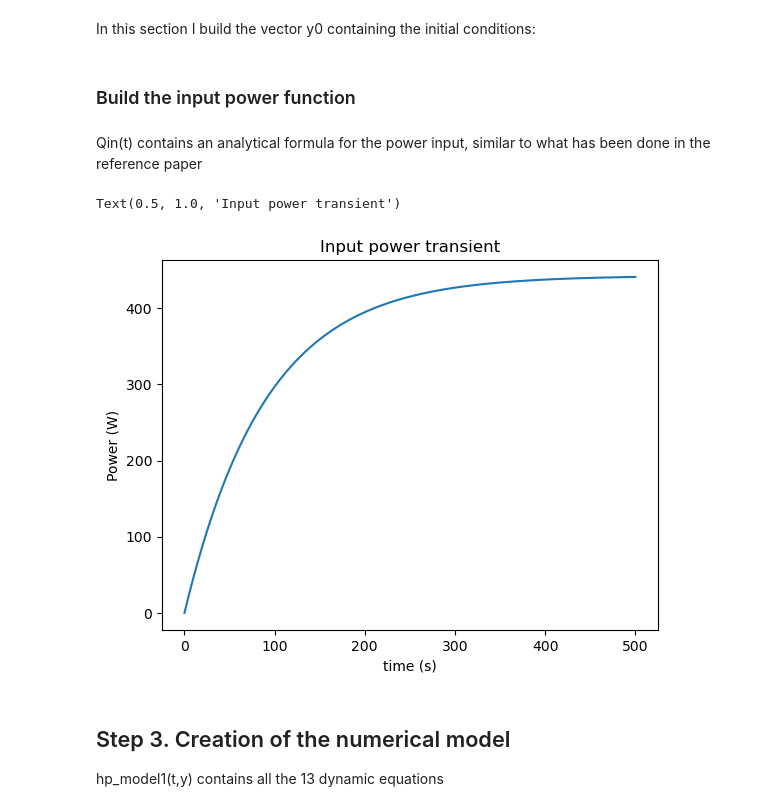
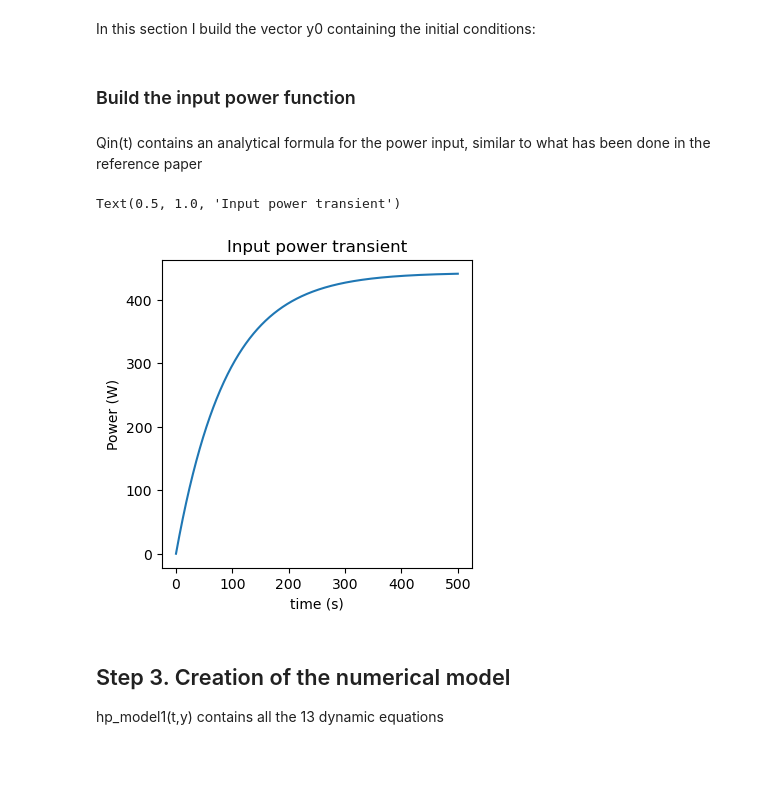
Before and after one commit to riccardoBocce/python_exam, a Jupyter notebook: heat_pipe_modeling.ipynb, the cells around one changed output. Saved outputs shown, nothing was run; the diff lists cells and outputs as text; code cells hidden in the pictures; blank space fills up the shorter version.

```diff
--- a/heat_pipe_modeling.ipynb
+++ b/heat_pipe_modeling.ipynb
@@ -403,28 +403,29 @@ pvc0 = float(p_sat(T0))#T0*R*rhov_sat(T0)#0.023360e5 pressure in condenser
 y0 = [T0,T0,T0,T0,T0,T0,0,pve0,pvc0,T0,T0,Mle_0,0*Mlc_0]
 
 #float conversion is required otherwise the list is a mix between scalars and arrays
-# %% [markdown]
-### Build the input power function
-# %% [markdown]
-Qin(t) contains an analytical formula for the power input, similar to what has been done in the reference paper
+# %% [markdown]
+### Build the input power function
+# %% [markdown]
+Qin(t) contains an analytical formula for the power input, similar to what has been done in the reference paper
 # %%
 def Qin(t):
     return Qin0*(1-np.exp(-t/90))
 
 
 #create a time vector for plot
 tt = np.linspace(0,500,1000)
 
 #create power vector for plot
 Qin_plt = Qin(tt)
 
+plt.figure(figsize = [4,4])
 plt.plot(tt,Qin_plt)
 plt.ylabel("Power (W)")
 plt.xlabel("time (s)")
 plt.title("Input power transient")
 # %% [output]
 Text(0.5, 1.0, 'Input power transient')
-[figure, old version]
+[figure, new version]
 # %% [markdown]
 ## Step 3. Creation of the numerical model
 
```
Also changed, not shown: parts of 39 cells of this notebook, 1 other file.
